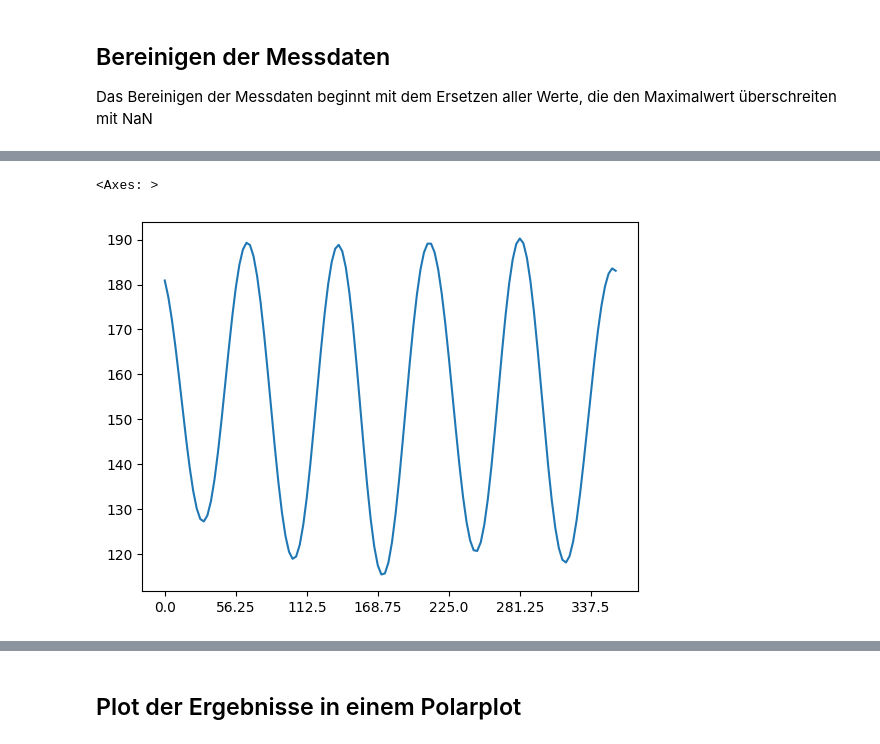
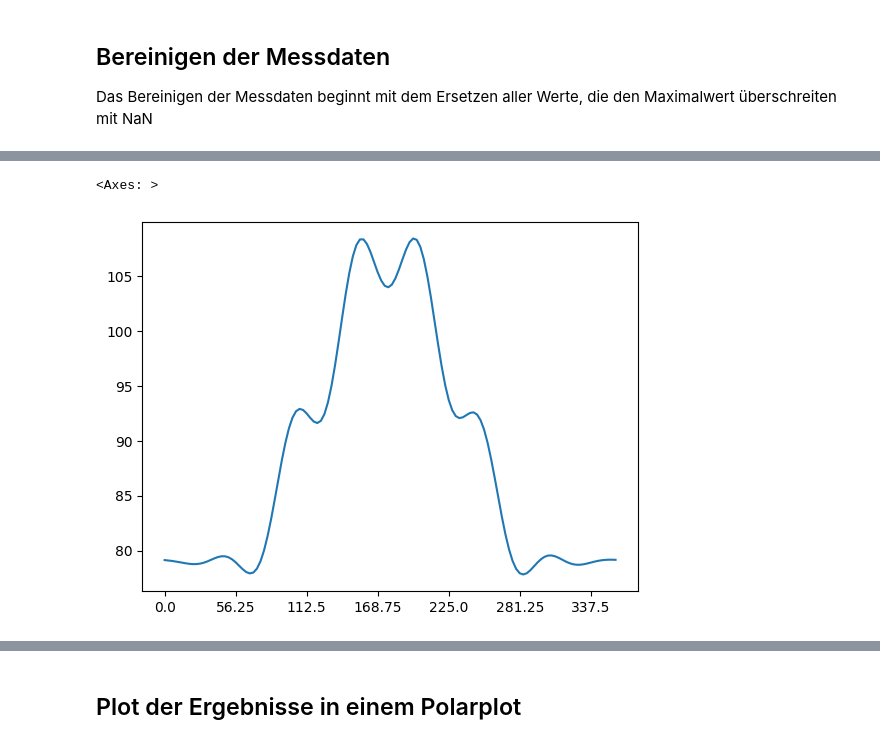
Before and after one commit to ricgoe/PyESP, a Jupyter notebook: data_processing.ipynb, the cells around one changed output, grey strips where cells are left out. Cells and saved outputs as stored; diff of their text form; code cells hidden in the pictures.

```diff
--- a/data_processing.ipynb
+++ b/data_processing.ipynb
@@ -144,8 +152,8 @@ file[1].replace('.csv', '')
 # %%
 # data_filtered_df_diff.to_csv(f"Normalized_Data\\{file[1].replace('.csv', '')}_normalized.csv", index=False)
 # %%
-data_filtered_df[data_filtered_df['shape'] == 'pentagon'].iloc[10,:-1].plot()
+data_filtered_df[data_filtered_df['shape'] == 'cylinder'].iloc[100,:-1].plot()
 # %% [output]
 <Axes: >
-[figure, old version]
+[figure, new version]
 # %%
```
Also changed, not shown: parts of 11 cells of this notebook, 5 other files.
